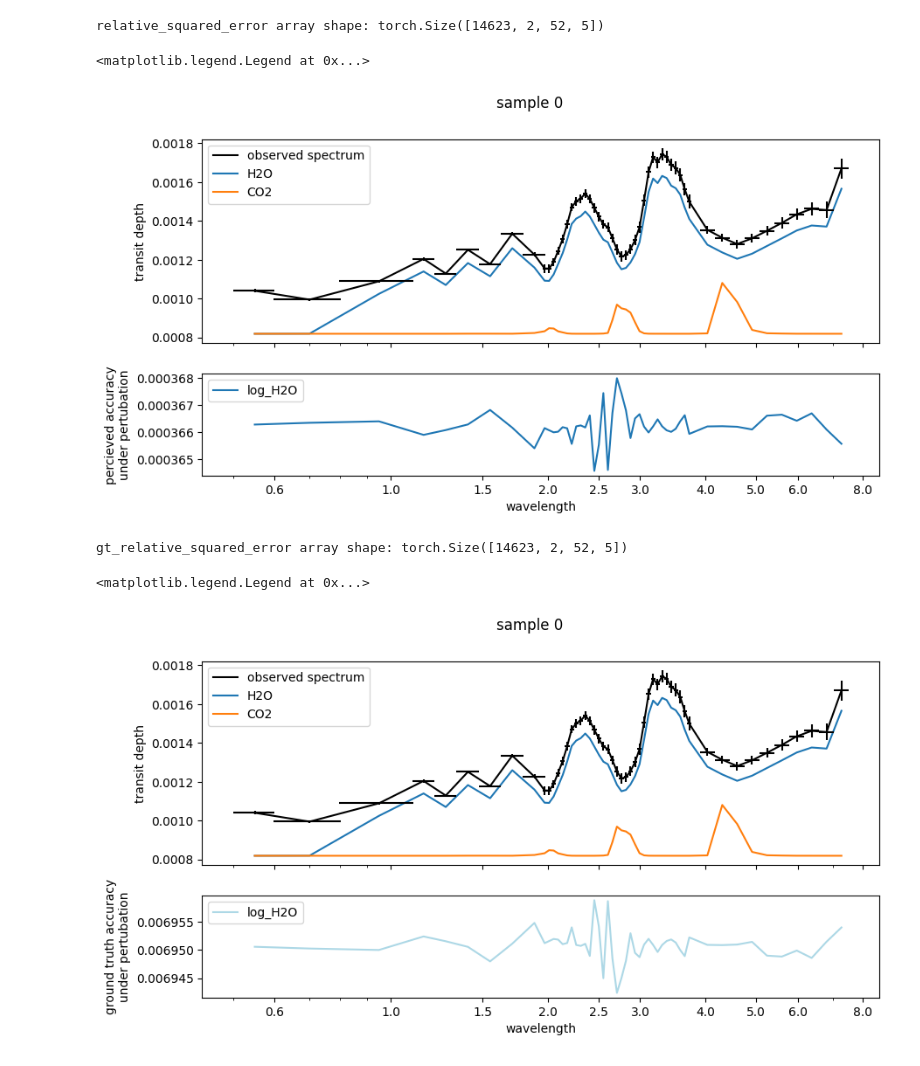
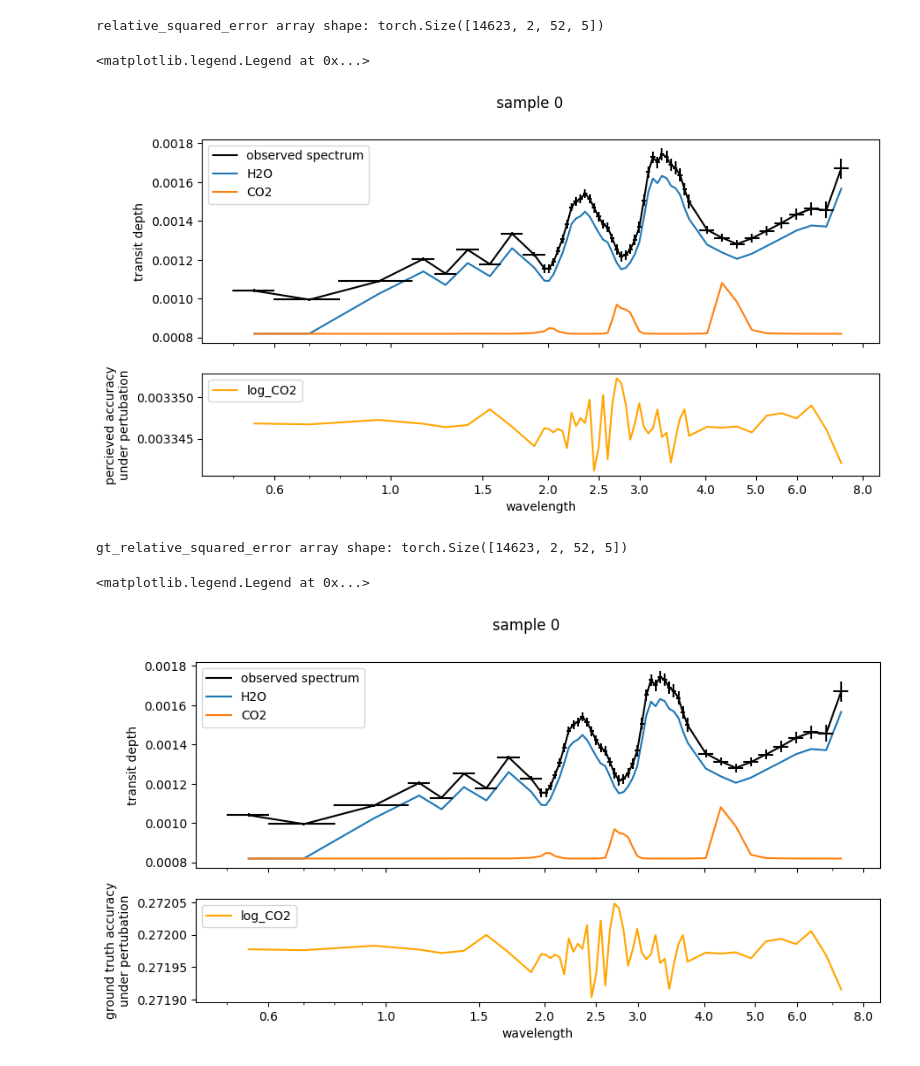
Before and after one commit to Jools-Clarke/SpeciesRetrieval, a Jupyter notebook: data_loader.ipynb, the cells around one changed output. Cells and saved outputs as stored; diff of their text form; code cells hidden in the pictures.

```diff
--- a/data_loader.ipynb
+++ b/data_loader.ipynb
@@ -629,8 +629,8 @@ ax.errorbar(ds['wavelength'],ds['spectrum'].sel(sample=i).values,xerr=ds['bin_wi
 
 # ax.plot(ds['wavelength'],ds['contributions'].sel(sample=i).isel(species = 0).values, "k--", label='total contribution')
 
-ax_pert.plot(  ds['wavelength'] ,relative_squared_error[0, 0, :].mean(axis=1),label=label_names[0])
-# ax_pert.plot(  ds['wavelength'] ,relative_squared_error[0, 1, :].mean(axis=1),label=label_names[1])
+# ax_pert.plot(  ds['wavelength'] ,relative_squared_error[0, 0, :].mean(axis=1),label=label_names[0])
+ax_pert.plot(  ds['wavelength'] ,relative_squared_error[0, 1, :].mean(axis=1),color = 'orange',label=label_names[1])
 
 
 ax_pert.set_xlabel('wavelength')
@@ -646,7 +646,7 @@ ax_pert.legend(loc='upper left')
 ax.legend()
 # %% [output]
 <matplotlib.legend.Legend at 0x...>
-[figure, old version]
+[figure, new version]
 # %%
 # Compute the mean squared error (MSE) for each perturbation and replicate
 
@@ -675,33 +675,33 @@ ax = ax[0]
 
 ax.plot(ds['wavelength'],ds['spectrum'].sel(sample=i).values, "k-", label='observed spectrum')
 
 
 ax.plot(
     ds['wavelength'],
 ds['contributions'].sel(sample=i,
                     species=['H2O', 'CO2',]
                     ).values.T, label=['H2O', 'CO2', ])
 
 
 ax.errorbar(ds['wavelength'],ds['spectrum'].sel(sample=i).values,xerr=ds['bin_width']/2, yerr=ds['noise'].sel(sample=i).values, fmt='none', color='black', )
 
 # ax.plot(ds['wavelength'],ds['contributions'].sel(sample=i).isel(species = 0).values, "k--", label='total contribution')
 
-ax_pert.plot(  ds['wavelength'] ,gt_relative_squared_error[0, 0, :].mean(axis=1), color='lightblue',label=label_names[0])
-# ax_pert.plot(  ds['wavelength'] ,gt_relative_squared_error[0, 1, :].mean(axis=1), color='orange',label=label_names[1])
+# ax_pert.plot(  ds['wavelength'] ,gt_relative_squared_error[0, 0, :].mean(axis=1), color='lightblue',label=label_names[0])
+ax_pert.plot(  ds['wavelength'] ,gt_relative_squared_error[0, 1, :].mean(axis=1), color='orange',label=label_names[1])
 
 
 ax_pert.set_xlabel('wavelength')
 ax.set_ylabel('transit depth')
 ax_pert.set_ylabel('ground truth accuracy\nunder pertubation')
 
 ax.set_xscale('log')
 ax.set_xticks([0.6, 1,1.5, 2, 2.5,3,4, 5, 6,8,])
 ax.get_xaxis().set_major_formatter(plt.ScalarFormatter())
 
 fig.suptitle(f'sample {i}')
 ax_pert.legend(loc='upper left')
 ax.legend()
 # %% [output]
 <matplotlib.legend.Legend at 0x...>
-[figure, old version]
+[figure, new version]
```
Also changed, not shown: parts of 1 cell of this notebook.
